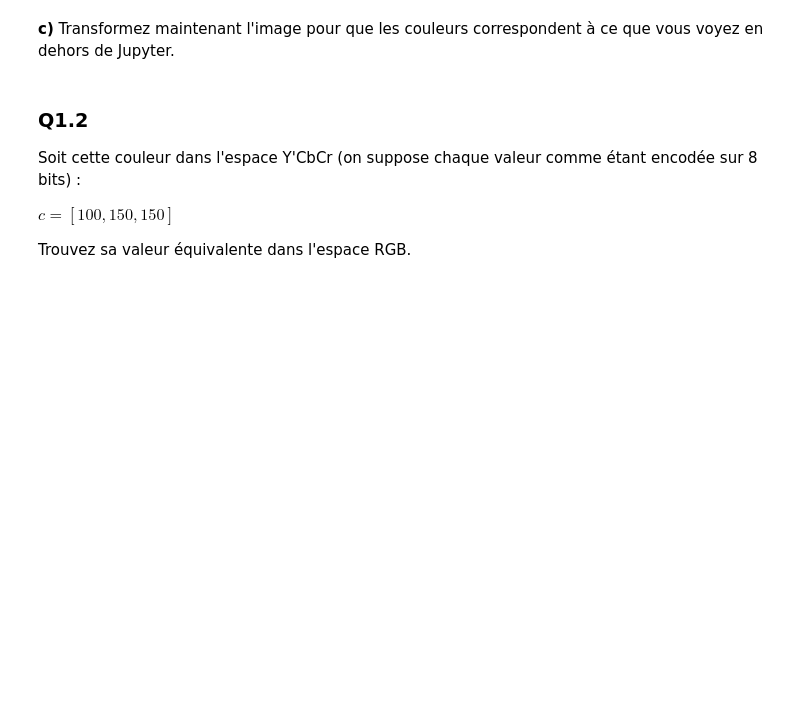
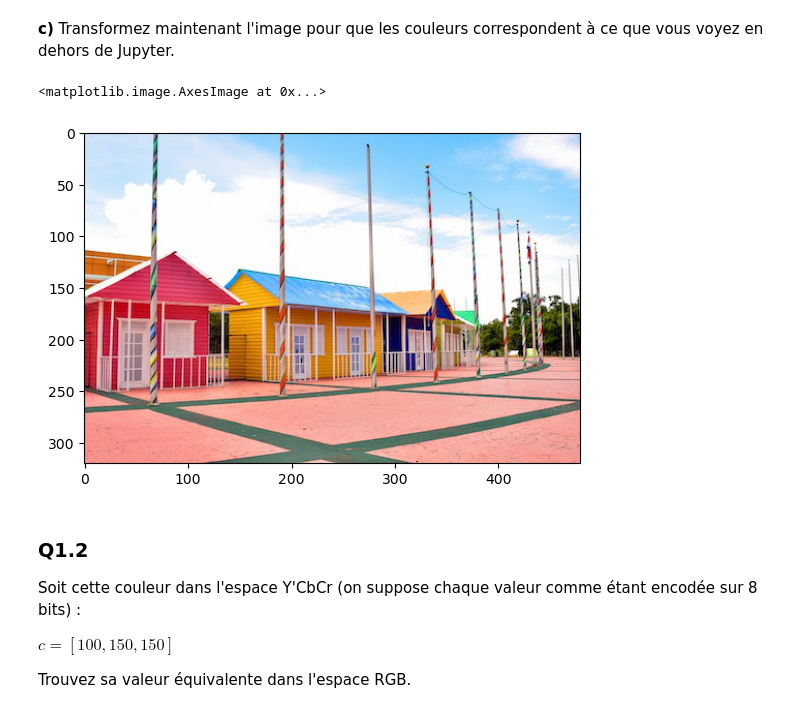
Before and after one commit to UdeS-GRO/GRO620, a Jupyter notebook: proc_2.ipynb, the cells around one changed output. Drawn from its saved outputs; the diff is of its cells as text; code cells hidden in the pictures; blank space fills up the shorter version.

```diff
--- a/proc_2.ipynb
+++ b/proc_2.ipynb
@@ -63,6 +63,13 @@ plt.imshow(img_color, cmap="gray") # Le paramètre cmap n'a pas d'effet sur une
 # %%
 img_correcte = img_color.copy() # Permet de forcer une copie de l'image.
                                 # img_correcte = img_color aurait modifié l'originale.
+
+img_correcte[:,:,0] = img_color[:,:,2]
+img_correcte[:,:,2] = img_color[:,:,0]
+plt.imshow(img_correcte)
+# %% [output]
+<matplotlib.image.AxesImage at 0x...>
+[figure, added]
 # %% [markdown]
 ### Q1.2
 
```
Also changed, not shown: parts of 5 cells of this notebook.
